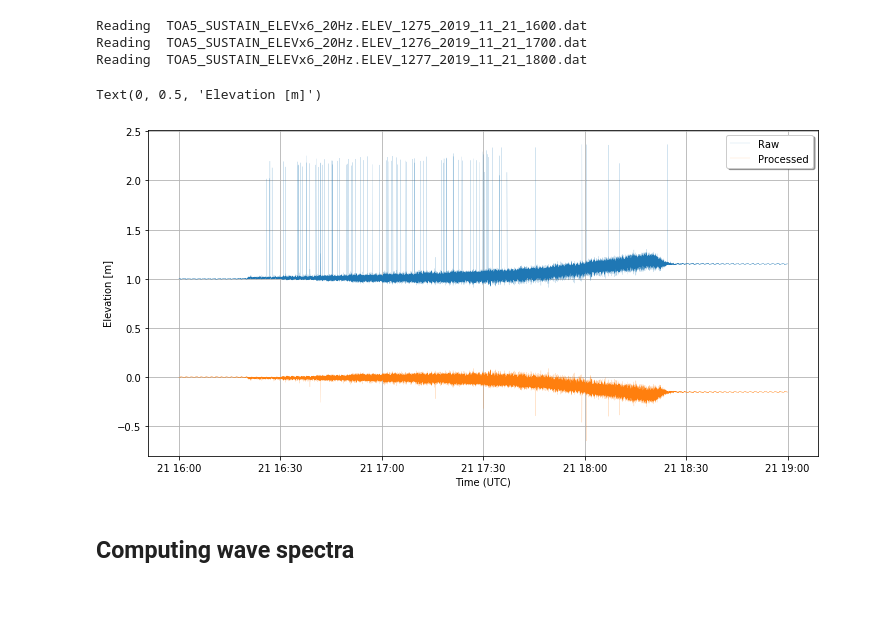
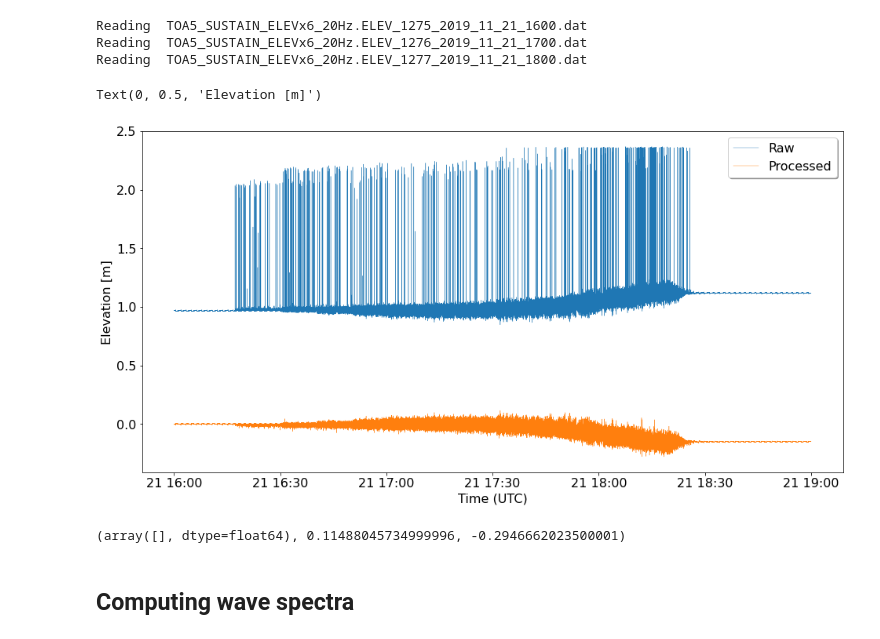
Before and after one commit to sustain-lab/sustain-drag-2020, a Jupyter notebook: udm_waves.ipynb, the cells around one changed output. Saved outputs shown, nothing was run; the diff lists cells and outputs as text; code cells hidden in the pictures; blank space fills up the shorter version.

Commit message:
use Peisen's function to clean UDM data

```diff
--- a/udm_waves.ipynb
+++ b/udm_waves.ipynb
@@ -25,10 +30,13 @@ warnings.filterwarnings('ignore')
 # %%
 # data parameters
-DATAPATH = '/home/milan/Work/sustain/data/sustain-nsf-2019/20191121'
+DATAPATH = '/home/milan/Work/sustain/data/sustain-drag-2020/20191121'
+#DATAPATH = '/home/milan/Work/sustain/data/sustain-drag-2020/20200109'
 files = glob.glob(DATAPATH + '/TOA5_SUSTAIN_ELEVx6_20Hz*.dat')
+files.sort()
 
 # experiment parameters
 start_time = datetime(2019, 11, 21, 16, 10)
+#start_time = datetime(2020, 1, 9, 19, 36)
 fan = range(0, 65, 5)
 run_seconds = 600
 # %%
@@ -38,28 +46,23 @@ time, u1, u2, u3, u4, u5, u6 = read_udm_from_toa5(files)
 Reading  TOA5_SUSTAIN_ELEVx6_20Hz.ELEV_1275_2019_11_21_1600.dat
 Reading  TOA5_SUSTAIN_ELEVx6_20Hz.ELEV_1276_2019_11_21_1700.dat
 Reading  TOA5_SUSTAIN_ELEVx6_20Hz.ELEV_1277_2019_11_21_1800.dat
-# %%
-def elevation_from_udm(x):
-    """Remove spikes and offset."""
-    xx = x[:]
-    for n in range(5):
-        for i in range(1, xx.size-1):
-            if xx[i] > 1.6:
-                xx[i] = 0.5 * (xx[i-1] + xx[i+1])
-    offset = np.mean(xx[:1200])
-    xx = offset - xx
-    return xx
+# %%
+def elevation_from_udm(x, max_value=0.3, max_jump=0.08, interpolation_method='polynomial'):
+    xx = np.mean(x[:20 * 600]) - x[:] # offset first 10 minutes
+    xdiff = xx[1:] - xx[:-1]
+    xx[1:][np.abs(xdiff) > max_jump] = np.nan # difference between 2 points should not exceed max_jump
+    xx[np.abs(xx) > max_value] = np.nan # elevation should not go below min_trough
+    return np.array(pd.DataFrame(data=xx).interpolate(method=interpolation_method, order=3))[:,0]
 # %%
-fig = plt.figure(figsize=(12, 6))
-plt.plot(time, u3, lw=0.1, label='Raw')
-plt.plot(time, elevation_from_udm(u3), lw=0.1, label='Processed')
+fig = plt.figure(figsize=(16, 8))
+plt.plot(time, u4, lw=0.4, label='Raw')
+plt.plot(time, elevation_from_udm(u4), lw=0.4, label='Processed')
 plt.legend(loc='upper right', fancybox=True, shadow=True)
-plt.grid()
 plt.xlabel('Time (UTC)')
 plt.ylabel('Elevation [m]')
 # %% [output]
 Text(0, 0.5, 'Elevation [m]')
-[figure, old version]
+[figure, new version]
 # %%
 # map UDM arrays to sequential positions in the tank
 udm = np.zeros((5, u1.size))
@@ -71,5 +74,9 @@ udm[4,:] = u4[:]
 
 fetch = np.array([3, 6, 9, 12, 15]) # TODO get exact values
+# %%
+udm[np.isnan(udm)], np.max(udm), np.min(udm)
+# %% [output]
+(array([], dtype=float64), 0.11488045734999996, -0.2946662023500001)
 # %% [markdown]
 ## Computing wave spectra
 # %%
```
Also changed, not shown: parts of 10 cells of this notebook.
